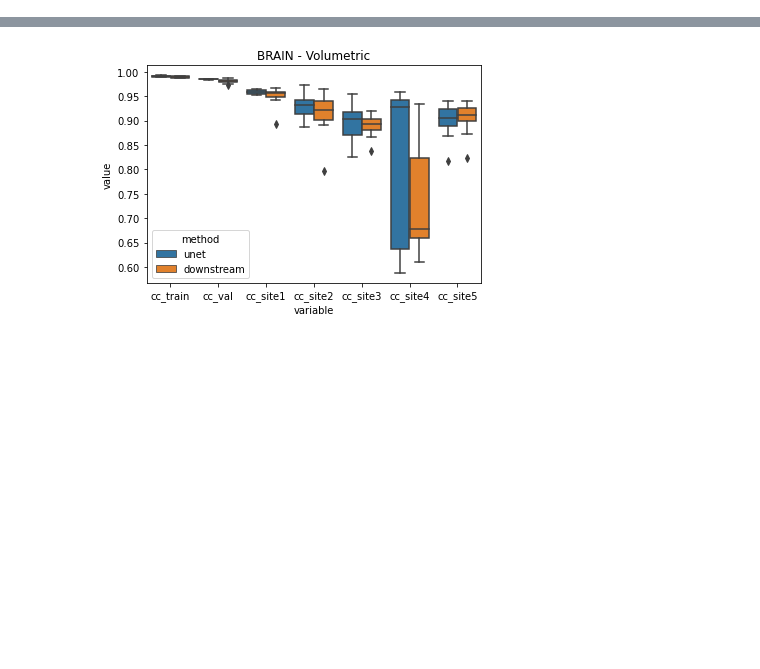
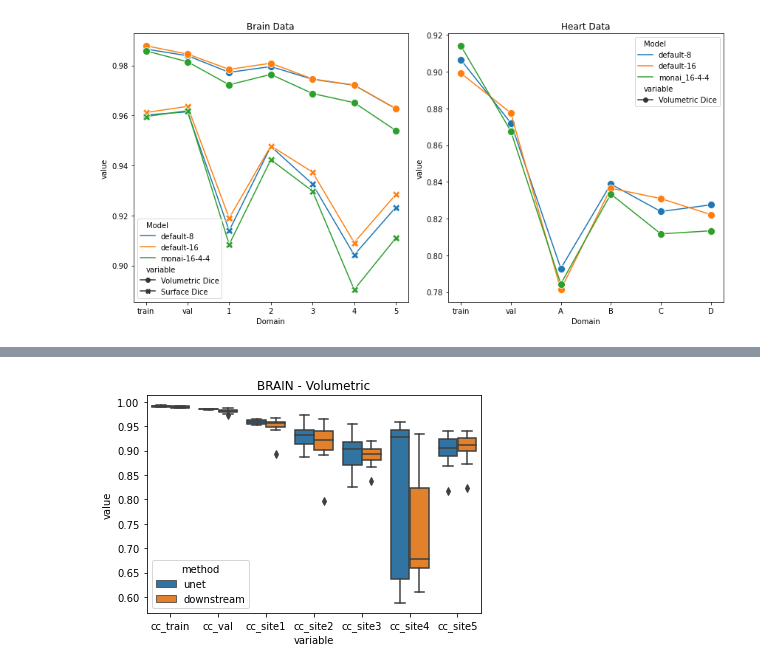
Before and after one commit to MedVisBonn/Segmentation-Distortion, a Jupyter notebook: src/demos/dice-test.ipynb, the cells around one changed output, grey strips where cells are left out. Saved outputs shown, nothing was run; the diff lists cells and outputs as text; code cells hidden in the pictures; blank space fills up the shorter version.

```diff
--- a/src/demos/dice-test.ipynb
+++ b/src/demos/dice-test.ipynb
@@ -5,0 +7,39 @@ import seaborn as sns
+# %%
+def plot_unet_eval(
+    data_keys: List[str] = ['brain', 'heart'],
+    architectures: List[str] = ['default-8', 'default-16', 'monai-16-4-4'],
+):
+    dfs = []
+    for data in ['brain', 'heart']:
+        for arch in architectures:
+            dfs.append(pd.read_csv(f'../../results/unet/df_{data}_{arch}_0.csv'))
+
+    df = pd.concat(dfs)
+
+    # Creating the figure and axes for the subplots
+    n = len(data_keys)
+    fig, axes = plt.subplots(1, n, figsize=(6 * n, 6))
+
+    # Plot for each dataset
+    for i, key in enumerate(data_keys):
+        sns.lineplot(
+            data=df[df['Data'] == key],
+            x='Domain',
+            y='value',
+            hue='Model',
+            style='variable',
+            markers=True,
+            dashes=False,
+            markersize=10,
+            marker='x',
+            ax=axes[i]
+        )
+        axes[i].set_title(f'{key.capitalize()} Data')
+
+    plt.tight_layout()
+
+    return fig
+# %%
+fig = plot_unet_eval()
+# %% [output]
+[figure, added]
```
Also changed, not shown: parts of 10 cells of this notebook, 32 other files.
